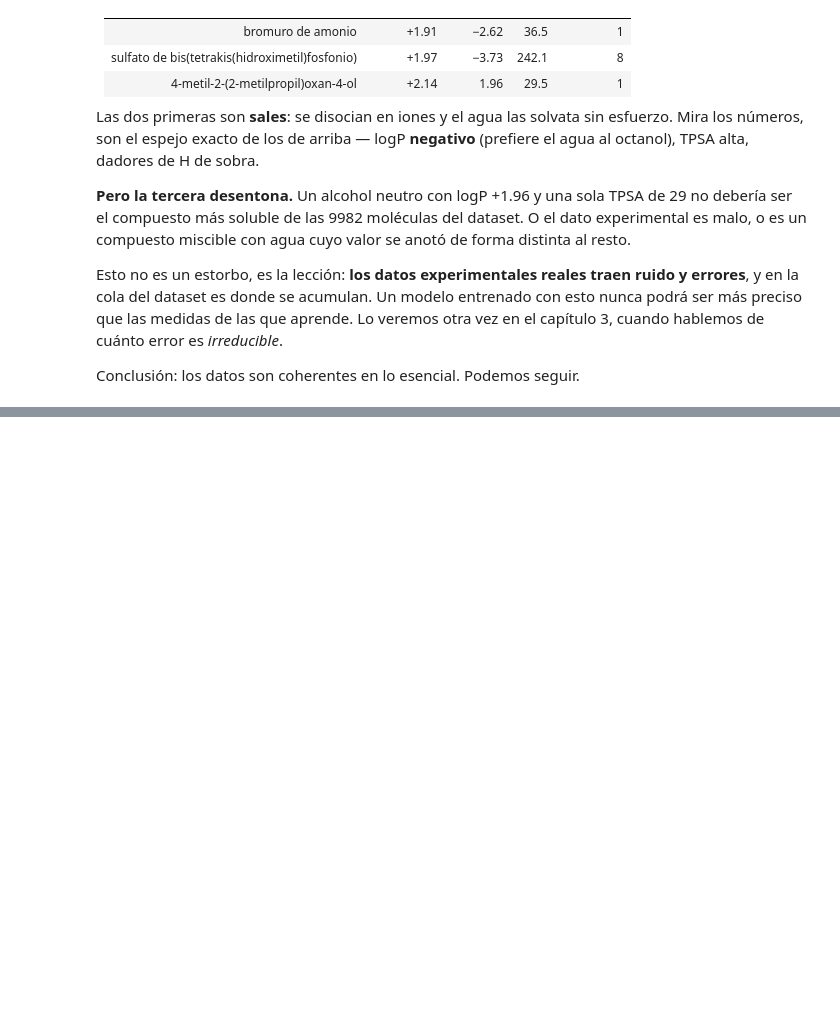
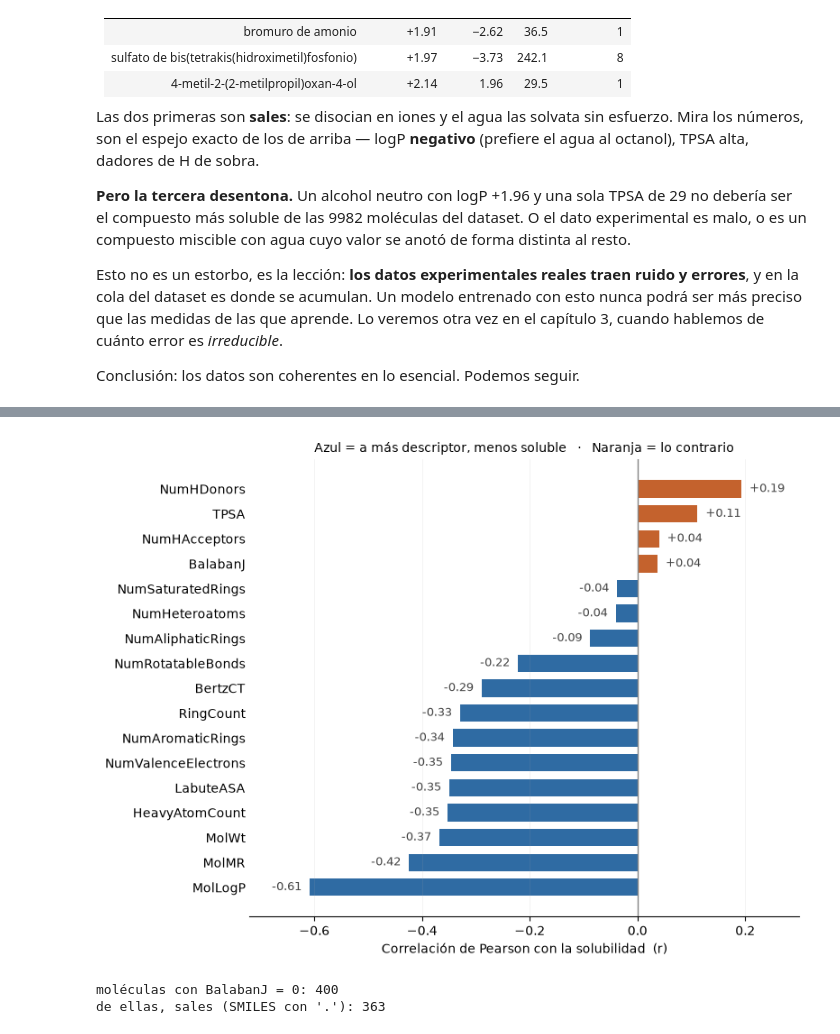
Before and after one commit to alexhrehoret/dmol-study-notes, a Jupyter notebook: notebooks/02_introduccion.ipynb, the cells around one changed output, grey strips where cells are left out. Saved outputs shown, nothing was run; the diff lists cells and outputs as text; code cells hidden in the pictures; blank space fills up the shorter version.

```diff
--- a/notebooks/02_introduccion.ipynb
+++ b/notebooks/02_introduccion.ipynb
@@ -328,0 +421,32 @@ Conclusión: los datos son coherentes en lo esencial. Podemos seguir.
+# %%
+corr = soldata[feature_names].corrwith(soldata["Solubility"]).sort_values()
+
+fig, ax = plt.subplots(figsize=(8, 6))
+colores = ["#2f6ba3" if v < 0 else "#c4622d" for v in corr]
+ax.barh(corr.index, corr.values, color=colores, height=0.7)
+
+for feat, v in corr.items():                       # etiqueta directa en cada barra
+    ax.text(v + (0.015 if v > 0 else -0.015), feat, f"{v:+.2f}",
+            va="center", ha="left" if v > 0 else "right", fontsize=9, color="#444")
+
+ax.axvline(0, color="#888", linewidth=1)
+ax.set_xlim(-0.72, 0.30)
+ax.set_xlabel("Correlación de Pearson con la solubilidad  (r)")
+ax.set_title("Azul = a más descriptor, menos soluble   ·   Naranja = lo contrario", fontsize=10)
+ax.grid(axis="x", alpha=0.2, linewidth=0.5)
+for s in ("top", "right", "left"):
+    ax.spines[s].set_visible(False)
+ax.tick_params(axis="y", length=0)
+
+fig.tight_layout()
+fig.savefig("../figuras/02_correlaciones.png", dpi=150)
+plt.show()
+
+# comprobamos la sospecha de BalabanJ
+print("moléculas con BalabanJ = 0:", (soldata["BalabanJ"] == 0).sum())
+print("de ellas, sales (SMILES con '.'):",
+      (soldata.loc[soldata["BalabanJ"] == 0, "SMILES"].str.contains(r"\.", regex=True)).sum())
+# %% [output]
+[figure, added]
+moléculas con BalabanJ = 0: 400
+de ellas, sales (SMILES con '.'): 363
```
Also changed, not shown: parts of 5 cells of this notebook, 4 other files.
